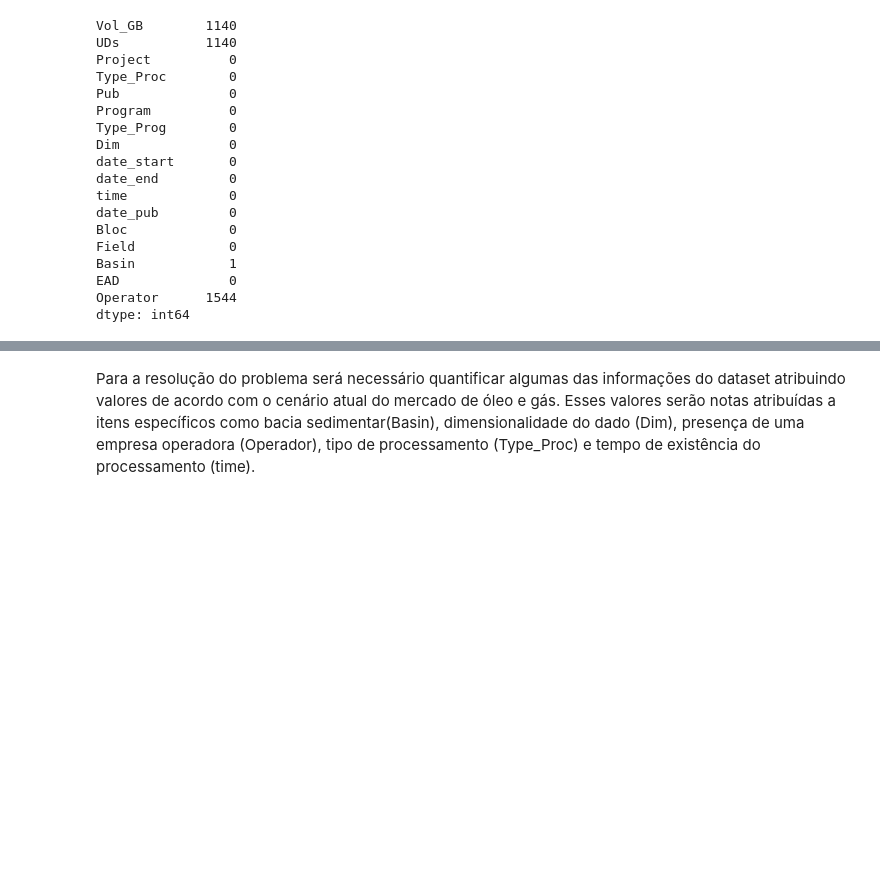
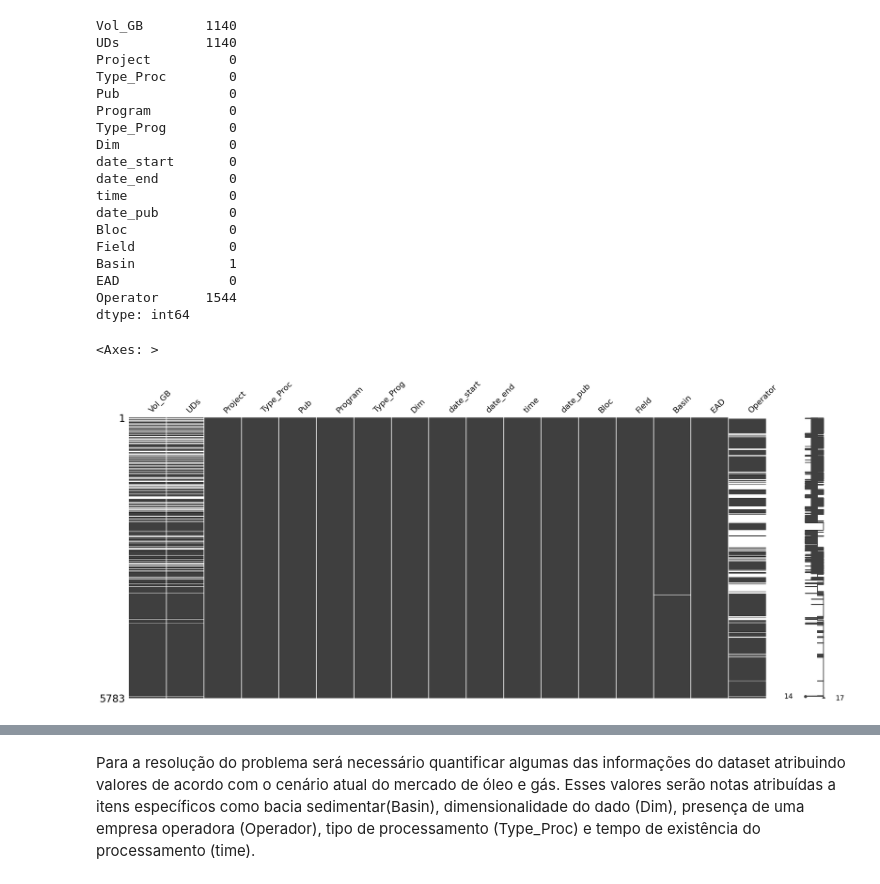
Before and after one commit to leoalexandre/MVP_ADBP, a Jupyter notebook: mvp_anp_seismic.ipynb, the cells around one changed output, grey strips where cells are left out. Cells and saved outputs as stored; diff of their text form; code cells hidden in the pictures; blank space fills up the shorter version.

```diff
--- a/mvp_anp_seismic.ipynb
+++ b/mvp_anp_seismic.ipynb
@@ -336,0 +339,8 @@ Os Field Data são os dados gerados diretamente pela aquisição sísmica. Obser
+# %%
+# salvando um NOVO dataset para tratamento
+
+# recuperando os nomes das colunas
+col = list(dados_anp.columns)
+
+# o novo dataset será identico ao dataset anterior
+programas = dados_anp[col[:]]
@@ -336,0 +351,6 @@ Os Field Data são os dados gerados diretamente pela aquisição sísmica. Obser
+# %%
+# Ajustando a nomenclatura do atributo de tipo de processamento
+programas['Type_Proc'] = programas['Type_Proc'].replace(['MIG PRE-STK 3D RAW', 'MIG PRE-STK RAW', 'MIG PSTM C-WAVE', 'POSTSDM'], ['MIG RAW', 'MIG RAW', 'MIG PSTM', 'POST-SDM'])
+
+# Exibindo a distribuição das classes de acordo com o tipo de processamento dos dados corrigido
+print (programas.groupby('Type_Proc').size())
@@ -336,0 +374,6 @@ Os Field Data são os dados gerados diretamente pela aquisição sísmica. Obser
+# %%
+# Ajustando a nomenclatura do atributo de tipos de processamento
+programas['Dim'] = programas['Dim'].replace(['Sismica_2D', 'Sismica_3D'], ['Sismica 2D', 'Sismica 3D'])
+
+# Mostrando a distribuição das classes de acordo com a dimensionalidade dos dados corrigida
+print (programas.groupby('Dim').size())
@@ -356,3 +410,9 @@ Basin            1
 EAD              0
 Operator      1544
 dtype: int64
+# %%
+# exibindo visualização matricial da nulidade do dataset
+ms.matrix(programas)
+# %% [output]
+<Axes: >
+[figure, added]
```
Also changed, not shown: parts of 16 cells of this notebook.
